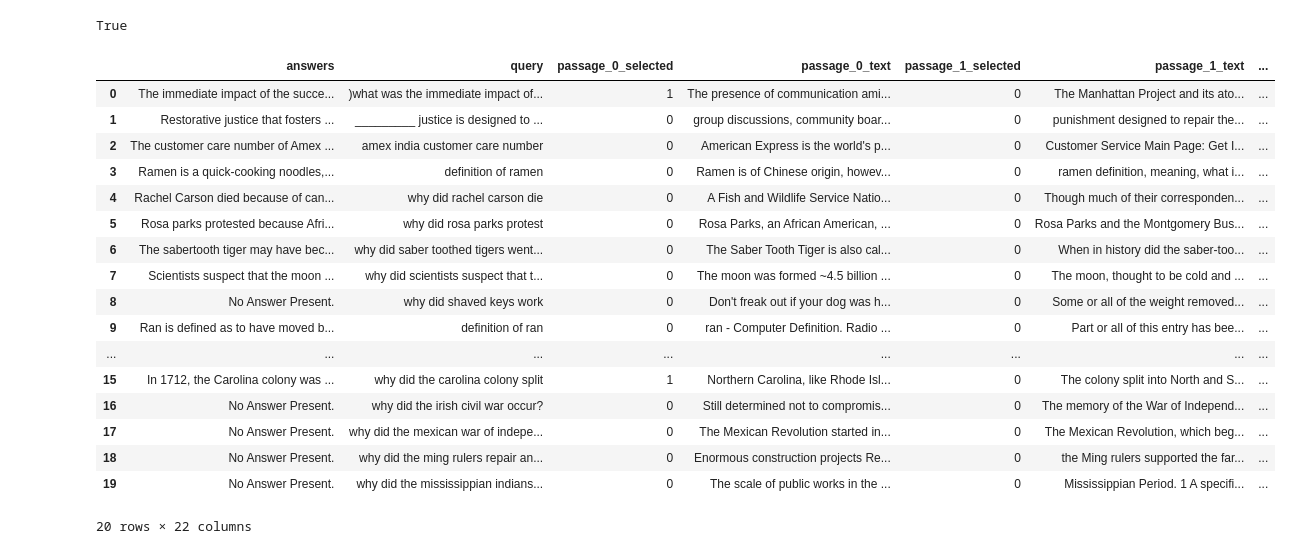
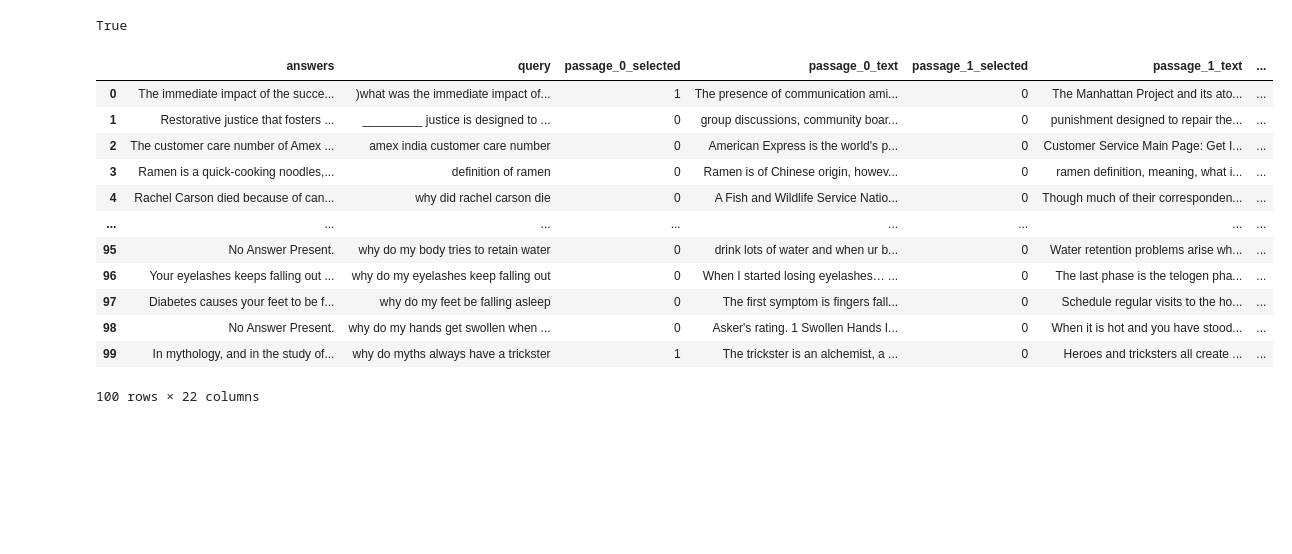
Before and after one commit to IoTTe-m/cruise-screening, a Jupyter notebook: evaluation/evaluation.ipynb, the cells around one changed output. Saved outputs shown, nothing was run; the diff lists cells and outputs as text; code cells hidden in the pictures; blank space fills up the shorter version.

```diff
--- a/evaluation/evaluation.ipynb
+++ b/evaluation/evaluation.ipynb
@@ -26,44 +26,39 @@ True
 # %%
 train_df = pd.read_json("train_short.json")
 
 # traindf where wellformedanswers is not empty
 train_df.drop(columns=["query_id", "query_type", "wellFormedAnswers"], inplace=True)
 
 # for answer in column answers apply lambda function to get the first element
 train_df["answers"] = train_df["answers"].apply(lambda x: x[0] if len(x) > 0 else None)
 
 # split passages into twenty columns (passage_0_text, passage_0_is_selected, passage_1_text, passage_1_is_selected, ...)
 for i in range(10):
     passage_text = train_df["passages"].apply(lambda x: x[i]["passage_text"])
     passage_is_selected = train_df["passages"].apply(lambda x: x[i]["is_selected"])
     train_df[f"passage_{i}_selected"] = passage_is_selected
     train_df[f"passage_{i}_text"] = passage_text
 
 # drop columns passage
 train_df.drop(columns=["passages"], inplace=True)
 
 # train_df = train_df.iloc[:10]
-train_df = train_df[:20]
+train_df = train_df[:100]
 train_df
 # %% [output]
 |  | answers | query | passage_0_selected | passage_0_text | passage_1_selected | passage_1_text | ... |
 | 0 | The immediate impact of the succe... | )what was the immediate impact of... | 1 | The presence of communication ami... | 0 | The Manhattan Project and its ato... | ... |
 | 1 | Restorative justice that fosters ... | _________ justice is designed to ... | 0 | group discussions, community boar... | 0 | punishment designed to repair the... | ... |
 | 2 | The customer care number of Amex ... | amex india customer care number | 0 | American Express is the world's p... | 0 | Customer Service Main Page: Get I... | ... |
 | 3 | Ramen is a quick-cooking noodles,... | definition of ramen | 0 | Ramen is of Chinese origin, howev... | 0 | ramen definition, meaning, what i... | ... |
 | 4 | Rachel Carson died because of can... | why did rachel carson die | 0 | A Fish and Wildlife Service Natio... | 0 | Though much of their corresponden... | ... |
-| 5 | Rosa parks protested because Afri... | why did rosa parks protest | 0 | Rosa Parks, an African American, ... | 0 | Rosa Parks and the Montgomery Bus... | ... |
-| 6 | The sabertooth tiger may have bec... | why did saber toothed tigers went... | 0 | The Saber Tooth Tiger is also cal... | 0 | When in history did the saber-too... | ... |
-| 7 | Scientists suspect that the moon ... | why did scientists suspect that t... | 0 | The moon was formed ~4.5 billion ... | 0 | The moon, thought to be cold and ... | ... |
-| 8 | No Answer Present. | why did shaved keys work | 0 | Don't freak out if your dog was h... | 0 | Some or all of the weight removed... | ... |
-| 9 | Ran is defined as to have moved b... | definition of ran | 0 | ran - Computer Definition. Radio ... | 0 | Part or all of this entry has bee... | ... |
 | ... | ... | ... | ... | ... | ... | ... | ... |
-| 15 | In 1712, the Carolina colony was ... | why did the carolina colony split | 1 | Northern Carolina, like Rhode Isl... | 0 | The colony split into North and S... | ... |
-| 16 | No Answer Present. | why did the irish civil war occur? | 0 | Still determined not to compromis... | 0 | The memory of the War of Independ... | ... |
-| 17 | No Answer Present. | why did the mexican war of indepe... | 0 | The Mexican Revolution started in... | 0 | The Mexican Revolution, which beg... | ... |
-| 18 | No Answer Present. | why did the ming rulers repair an... | 0 | Enormous construction projects Re... | 0 | the Ming rulers supported the far... | ... |
-| 19 | No Answer Present. | why did the mississippian indians... | 0 | The scale of public works in the ... | 0 | Mississippian Period. 1 A specifi... | ... |
+| 95 | No Answer Present. | why do my body tries to retain water | 0 | drink lots of water and when ur b... | 0 | Water retention problems arise wh... | ... |
+| 96 | Your eyelashes keeps falling out ... | why do my eyelashes keep falling out | 0 | When I started losing eyelashes… ... | 0 | The last phase is the telogen pha... | ... |
+| 97 | Diabetes causes your feet to be f... | why do my feet be falling asleep | 0 | The first symptom is fingers fall... | 0 | Schedule regular visits to the ho... | ... |
+| 98 | No Answer Present. | why do my hands get swollen when ... | 0 | Asker's rating. 1 Swollen Hands I... | 0 | When it is hot and you have stood... | ... |
+| 99 | In mythology, and in the study of... | why do myths always have a trickster | 1 | The trickster is an alchemist, a ... | 0 | Heroes and tricksters all create ... | ... |
-20 rows × 22 columns
+100 rows × 22 columns
 # %%
 sample_queries = list(train_df['query'])
 expected_responses = list(train_df['answers'])
```
Also changed, not shown: parts of 13 cells of this notebook.
